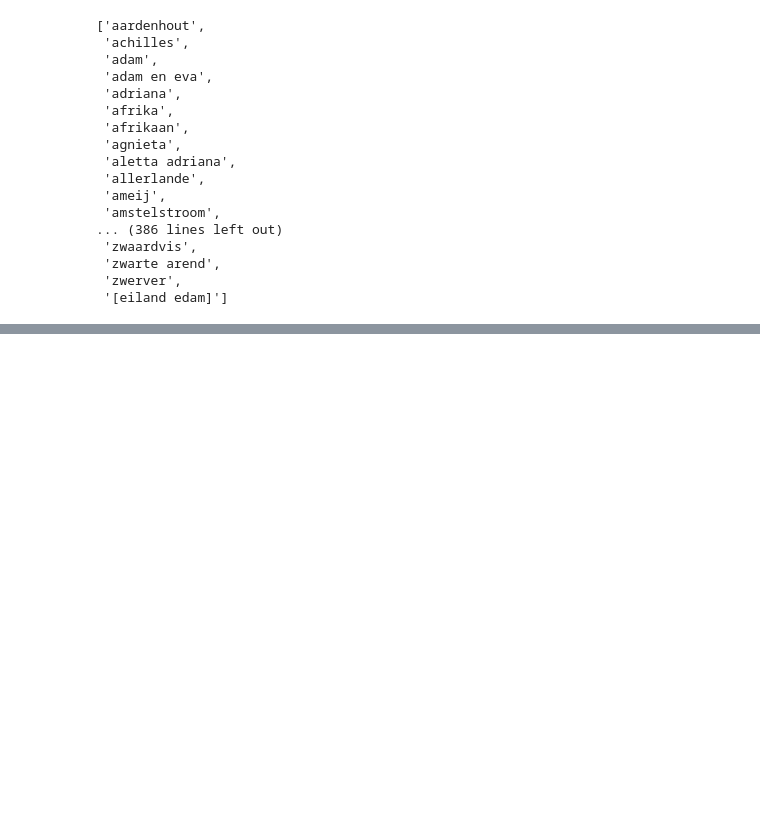
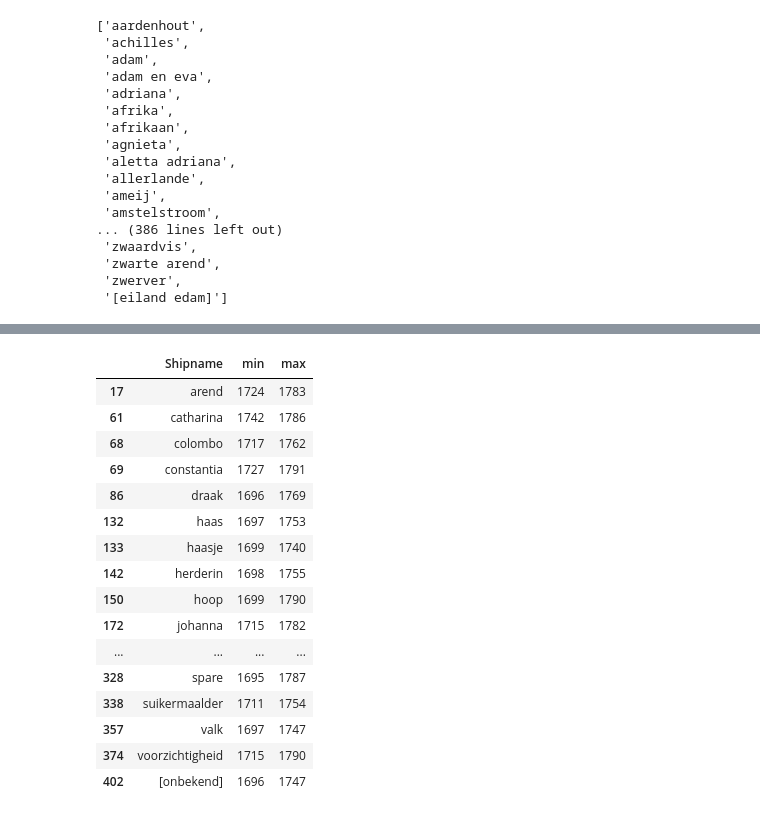
Before and after one commit to gjdekok/enrich_from_das, a Jupyter notebook: first/GZM-BGB links.ipynb, the cells around one changed output, grey strips where cells are left out. Cells and saved outputs as stored; diff of their text form; code cells hidden in the pictures; blank space fills up the shorter version.

```diff
--- a/GZM-BGB links.ipynb
+++ b/first/GZM-BGB links.ipynb
@@ -160,0 +179,20 @@ gzm_shiplist
+# %%
+summary[((summary['max'] - summary['min']) > 40)]
+# %% [output]
+|  | Shipname | min | max |
+| 17 | arend | 1724 | 1783 |
+| 61 | catharina | 1742 | 1786 |
+| 68 | colombo | 1717 | 1762 |
+| 69 | constantia | 1727 | 1791 |
+| 86 | draak | 1696 | 1769 |
+| 132 | haas | 1697 | 1753 |
+| 133 | haasje | 1699 | 1740 |
+| 142 | herderin | 1698 | 1755 |
+| 150 | hoop | 1699 | 1790 |
+| 172 | johanna | 1715 | 1782 |
+| ... | ... | ... | ... |
+| 328 | spare | 1695 | 1787 |
+| 338 | suikermaalder | 1711 | 1754 |
+| 357 | valk | 1697 | 1747 |
+| 374 | voorzichtigheid | 1715 | 1790 |
+| 402 | [onbekend] | 1696 | 1747 |
```
Also changed, not shown: parts of 17 cells of this notebook, 6 other files.
